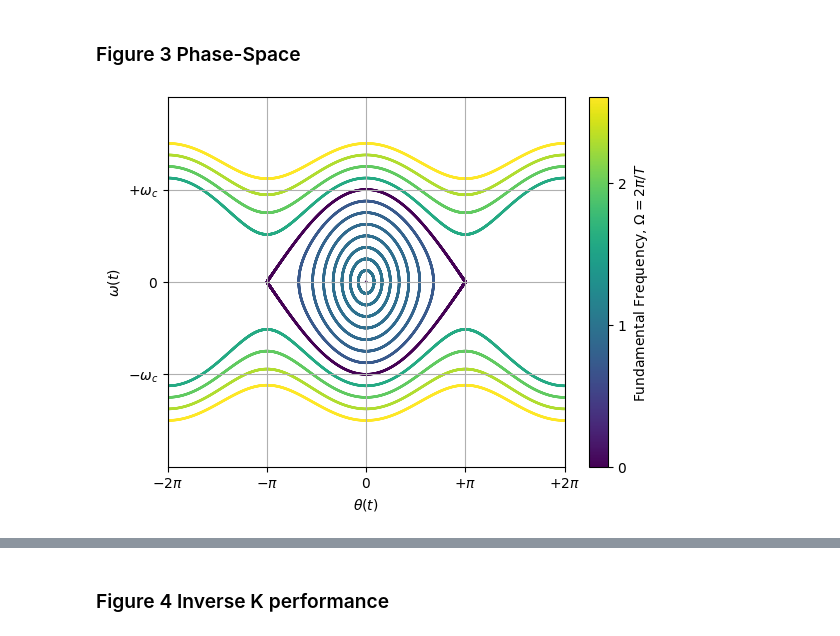
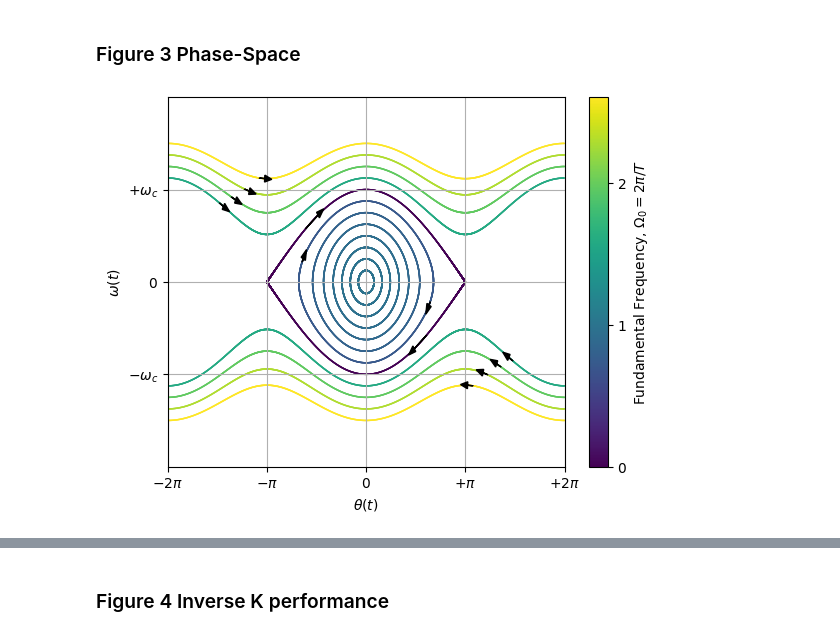
Before and after one commit to teepanis/elliptic-integrals, a Jupyter notebook: supplemental_material.ipynb, the cells around one changed output, grey strips where cells are left out. Cells and saved outputs as stored; diff of their text form; code cells hidden in the pictures.

```diff
--- a/supplemental_material.ipynb
+++ b/supplemental_material.ipynb
@@ -133,7 +247,7 @@ N = len(k)
 K_exact = np.zeros(N)
 E_exact = np.zeros(N)
 for i in range(0,N):
-    K_exact[i], E_exact[i],dKdk,dEdk,n = AGM(k[i])
+    K_exact[i], E_exact[i],dKdk,dEdk = AGM(k[i])
 
 
 # allocate array for comparisons
@@ -375,7 +489,7 @@ $$ n  = \frac{\ln(3\pi/2-4)}{\ln 4 - \pi + 3/2} \quad \text{and} \quad  b  = e^{
 R = 149.598e6
 eccen = .0167
 
-K_exact,E_exact,dKdk,dEdk,n = AGM(eccen)
+K_exact,E_exact,dKdk,dEdk = AGM(eccen)
 print("Assume Circle:     [km]", 2*np.pi*R/1e3)
 print("Ellipse: Exact     [km]", 4*R*E_exact/1e3)
 print("Ellipse: This Work [km]", 4*R*E(eccen)/1e3)
@@ -425,9 +539,9 @@ def phase_space_CKS(omegaM, g, L, maxN=20):
     elif omegaM == omegac:
         # start with 99.9% of -PI
         theta0 = -99.9/100*np.pi
-        delta = 1/2*np.log((1+np.sin(theta0/2))/(1-np.sin(theta0/2)))
+        delta = 1/2*np.sqrt(L/g)*np.log((1+np.sin(theta0/2))/(1-np.sin(theta0/2)))
         # time to reach 99.9% of +PI
-        T = ( np.arctanh(np.sin(99.9/100*np.pi/2)) - delta )/np.sqrt(g/L)
+        T = ( np.arctanh(np.sin(99.9/100*np.pi/2)) )/np.sqrt(g/L) -  delta
         t = np.arange(0,T,dt)
         Omega = np.zeros(len(t))
 
@@ -469,9 +583,9 @@ def phase_space_CKS(omegaM, g, L, maxN=20):
     # stopping motion
     elif omegaM == omegac:
         for i in range(len(t)):
-            theta[i] = 2*np.arcsin( np.tanh(np.sqrt(g/L)*t[i] + delta) )
-            omega[i] = 2/np.sqrt( 1 - np.tanh(np.sqrt(g/L)*t[i] + delta)**2 ) \
-                        /np.cosh( np.sqrt(g/L)*t[i] + delta  )**2             \
+            theta[i] = 2*np.arcsin( np.tanh(np.sqrt(g/L)*(t[i]+delta)  ) )
+            omega[i] = 2/np.sqrt( 1 - np.tanh(np.sqrt(g/L)*(t[i]+delta))**2 ) \
+                        /np.cosh( np.sqrt(g/L)*(t[i]+delta)  )**2             \
                         *np.sqrt(g/L)
 
     # spinning motion
@@ -503,39 +617,56 @@ L = g/OmegaL**2
 
 omegac = 2*np.sqrt(g/L)
 omegaM = np.linspace(0,1.5,13)*omegac
+
+# delete the first with zero speed
+omegaM = np.delete(omegaM,0)
 
 theta = np.zeros(0)
 omega = np.zeros(0)
 Omega = np.zeros(0)
 for i in range(len(omegaM)):
     thetaT, omegaT, OmegaT = phase_space_CKS(omegaM[i], g, L)
 
     theta = np.append(theta, thetaT)
     omega = np.append(omega, omegaT)
     Omega = np.append(Omega, OmegaT)
 
+    # draw customized arrows
+    def draw_arrow(sI,fI):
+        plt.arrow(thetaT[sI], omegaT[sI],
+                  thetaT[fI]-thetaT[sI], omegaT[fI]-omegaT[sI],
+                  shape='full', lw=1, length_includes_head=False, head_width=.15,facecolor='k',zorder=3)
+        # mirror
+        plt.arrow(-thetaT[sI], -omegaT[sI],
+          -thetaT[fI]+thetaT[sI], -omegaT[fI]+omegaT[sI],
+          shape='full', lw=1, length_includes_head=False, head_width=.15,facecolor='k',zorder=3)
+
+    if i==6: draw_arrow(100,100+15);
+    if i==7: draw_arrow(1200,1200+60);
+    if i>=8: draw_arrow(i*20,i*20+15);
+
 
 ## upper-half
-plt.scatter(theta,omega,c=Omega,cmap='viridis',s=2,marker='o',linewidths=.4)
+plt.scatter(theta,omega,c=Omega,cmap='viridis',s=1,marker='o',linewidths=.1)
 
 ## mirror lower-half
-plt.scatter(-theta,-omega,c=Omega,cmap='viridis',s=2,marker='o',linewidths=.4)
+plt.scatter(-theta,-omega,c=Omega,cmap='viridis',s=1,marker='o',linewidths=.1)
 
 plt.xlim(-2*np.pi,2*np.pi)
 plt.ylim(-2*omegac,2*omegac)
 plt.xticks([-2*np.pi,-np.pi,0,np.pi,2*np.pi],
            ['$-2\pi$','$-\pi$','$0$','$+\pi$','$+2\pi$'])
 plt.yticks([-omegac,0,+omegac],
            ['$-\\omega_c$','$0$','$+\\omega_c$'])
 plt.xlabel('$\\theta(t)$')
 plt.ylabel('$\\omega(t)$')
 
-plt.colorbar(label='Fundamental Frequency, $\\Omega = 2\pi/T$',ticks=[0,1,2])
+plt.colorbar(label='Fundamental Frequency, $\\Omega_0 = 2\pi/T$',ticks=[0,1,2])
 plt.grid()
 plt.show()
 #plt.savefig('fig_phase_space.pdf')
 # %% [output]
-[figure, old version]
+[figure, new version]
 # %% [markdown]
 <div style="page-break-after: always;"></div>
 # %% [markdown]
```
Also changed, not shown: parts of 7 cells of this notebook.
